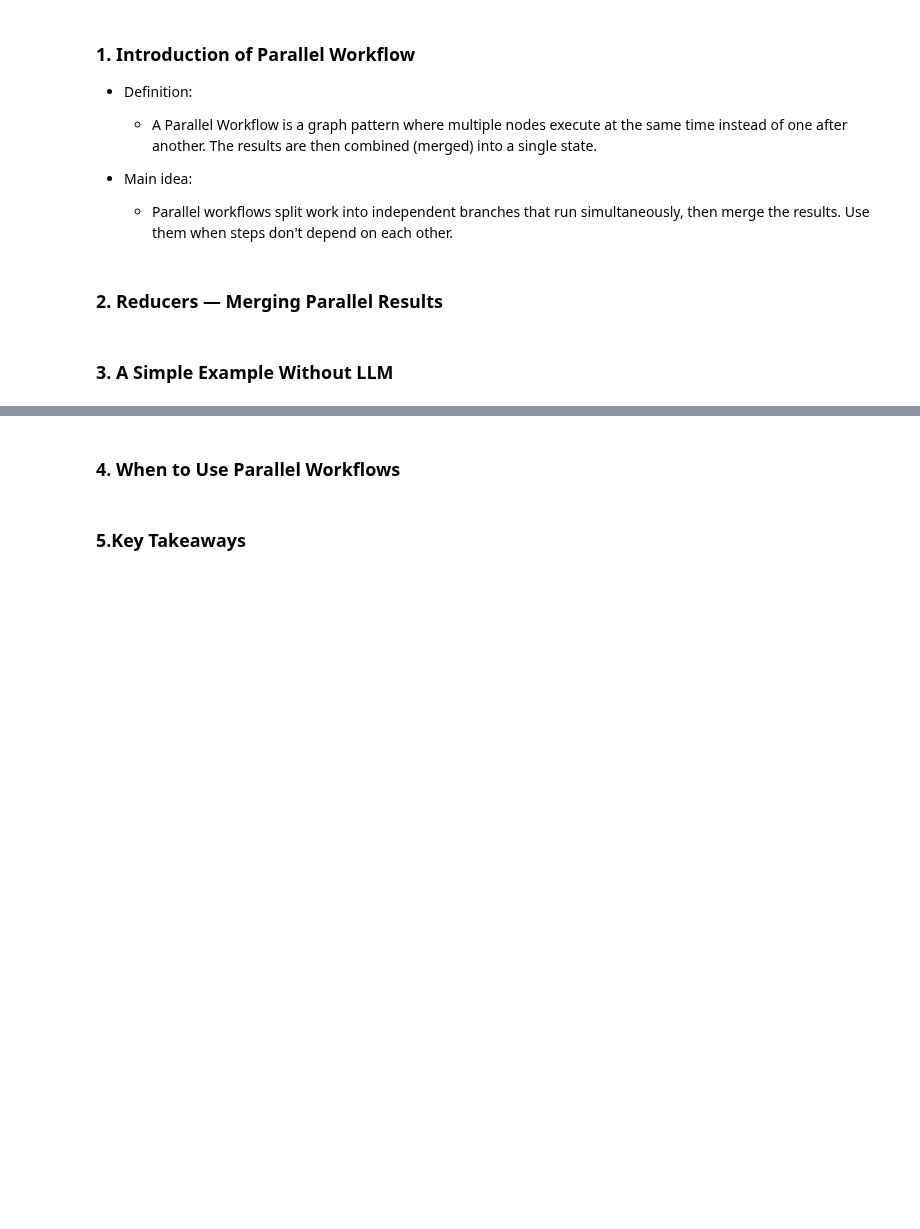
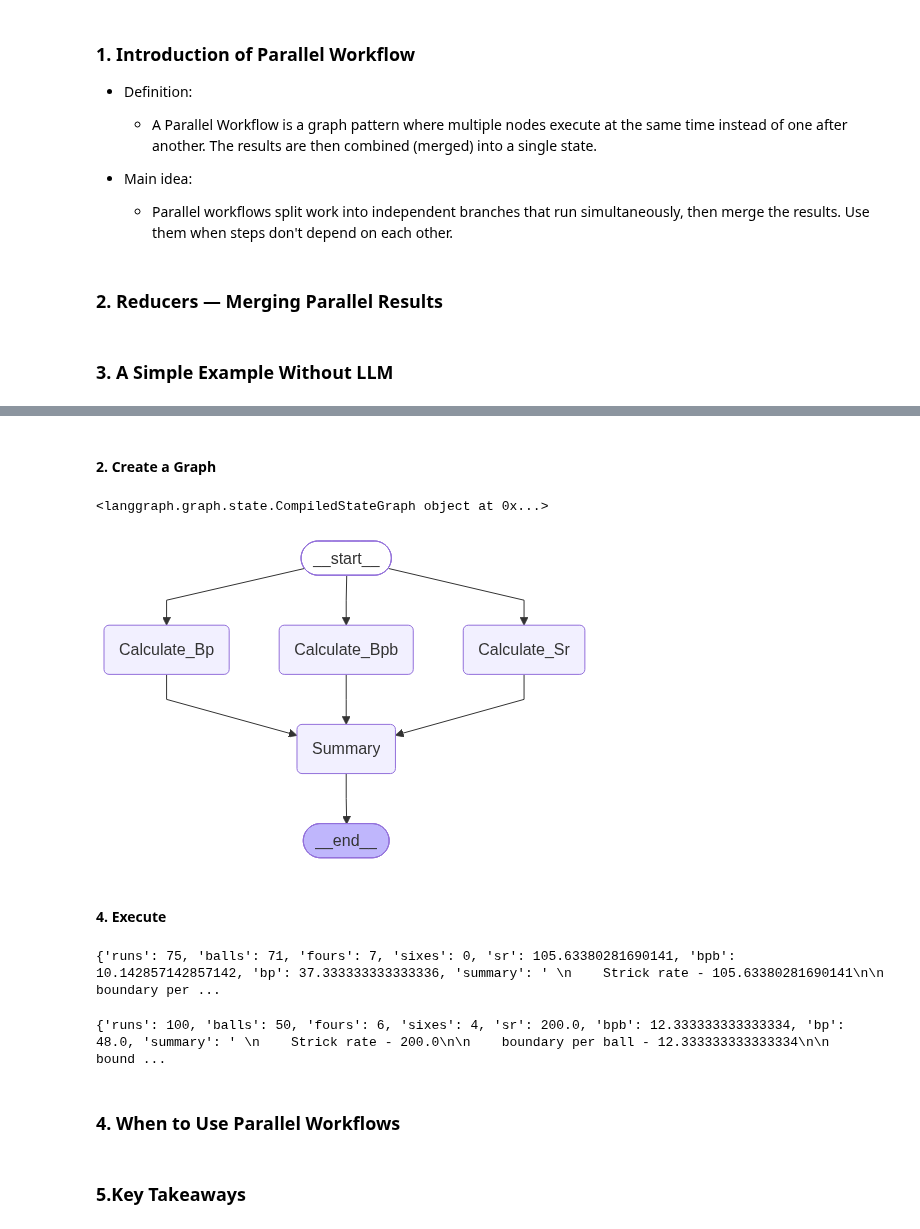
Before and after one commit to KzRaihan/Agentic-AI-with-LangGraph, a Jupyter notebook: 02_LangGraph_Fundamentals/02_Parallel_Workflow/2_Parallel_workflow_intro.ipynb, the cells around one changed output, grey strips where cells are left out. Cells and saved outputs as stored; diff of their text form; code cells hidden in the pictures; blank space fills up the shorter version.

Commit message:
Parallel Workflow in LangGraph

```diff
--- a/02_LangGraph_Fundamentals/02_Parallel_Workflow/2_Parallel_workflow_intro.ipynb
+++ b/02_LangGraph_Fundamentals/02_Parallel_Workflow/2_Parallel_workflow_intro.ipynb
@@ -170,3 +276,80 @@ all at the same time from the same input text.
+# %%
+# nodes for Calculate boundary per ball
+# formula of boundary Percentage: (((fours * 4) + (sixes * 6)) / runs) *100
+
+def Summary(state:BatsmanState) -> dict:
+
+    summary = f"""
+    Strick rate - {state['sr']}\n
+    boundary per ball - {state['bpb']}\n
+    boundary Percentage - {state['bp']}
+    """
+
+
+    # return the dict
+    return {"summary": summary}
+# %% [markdown]
+#### 2. Create a Graph
+# %%
+graph = StateGraph(BatsmanState)
+
+# nodes
+graph.add_node("Calculate_Sr", Calculate_Sr)
+graph.add_node("Calculate_Bpb", Calculate_Bpb)
+graph.add_node("Calculate_Bp", Calculate_Bp)
+graph.add_node("Summary", Summary)
+
+
+# edges __ Parallel connection
+graph.add_edge(START, "Calculate_Sr")
+graph.add_edge(START, "Calculate_Bpb")
+graph.add_edge(START, "Calculate_Bp")
+
+graph.add_edge("Calculate_Sr", "Summary")
+graph.add_edge("Calculate_Bpb", "Summary")
+graph.add_edge("Calculate_Bp", "Summary")
+
+graph.add_edge("Summary", END)
+
+
+# compile
+workflow = graph.compile()
+
+print(workflow)
+# %% [output]
+<langgraph.graph.state.CompiledStateGraph object at 0x...>
+# %%
+graph.compile()
+# %% [output]
+[figure, added]
+# %% [markdown]
+#### 4. Execute
+# %%
+initial_state = {
+    "runs": 75,
+    "balls": 71,
+    "fours": 7,
+    "sixes": 0
+}
+
+final_state = workflow.invoke(initial_state)
+
+print(final_state)
+# %% [output]
+{'runs': 75, 'balls': 71, 'fours': 7, 'sixes': 0, 'sr': 105.63380281690141, 'bpb': 10.142857142857142, 'bp': 37.333333333333336, 'summary': ' \n    Strick rate - 105.63380281690141\n\n    boundary per ...
+# %%
+intial_state = {
+    'runs': 100,
+    'balls': 50,
+    'fours': 6,
+    'sixes': 4
+}
+
+final_state = workflow.invoke(intial_state)
+
+print(final_state)
+# %% [output]
+{'runs': 100, 'balls': 50, 'fours': 6, 'sixes': 4, 'sr': 200.0, 'bpb': 12.333333333333334, 'bp': 48.0, 'summary': ' \n    Strick rate - 200.0\n\n    boundary per ball - 12.333333333333334\n\n    bound ...
 # %% [markdown]
 ### 4. When to Use Parallel Workflows
 # %%
```
Also changed, not shown: parts of 9 cells of this notebook, 1 other file.
